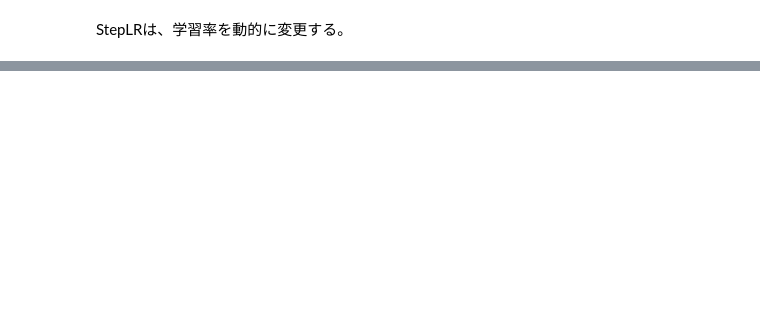
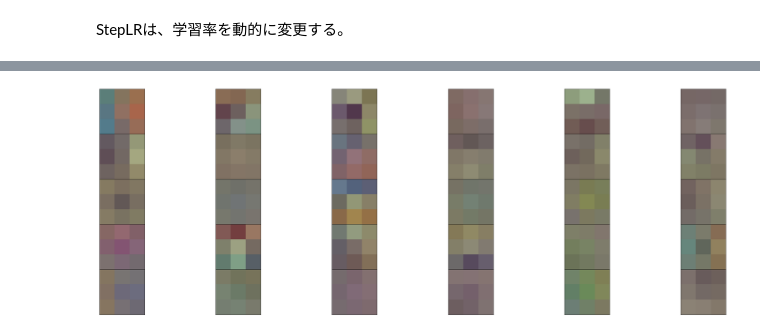
Before and after one commit to k-washi/GoogleColab_ML, a Jupyter notebook: DeepNN_test.ipynb, the cells around one changed output, grey strips where cells are left out. Cells and saved outputs as stored; diff of their text form; code cells hidden in the pictures; blank space fills up the shorter version.

```diff
--- a/DeepNN_test.ipynb
+++ b/DeepNN_test.ipynb
@@ -338,0 +533,10 @@ Best val Acc: 0.996000
+# %%
+cnn_weights = vgg.state_dict()['features.0.weight'].cpu()
+# %%
+fig = plt.figure(figsize=(30,30))
+fig.subplots_adjust(left=0,right=1,bottom=0,top=0.8,hspace=0,wspace=0.2)
+for i in range(30):
+    ax = fig.add_subplot(12,6,i+1,xticks=[],yticks=[])
+    imshow(cnn_weights[i])
+# %% [output]
+[figure, added]
```
Also changed, not shown: parts of 31 cells of this notebook.
